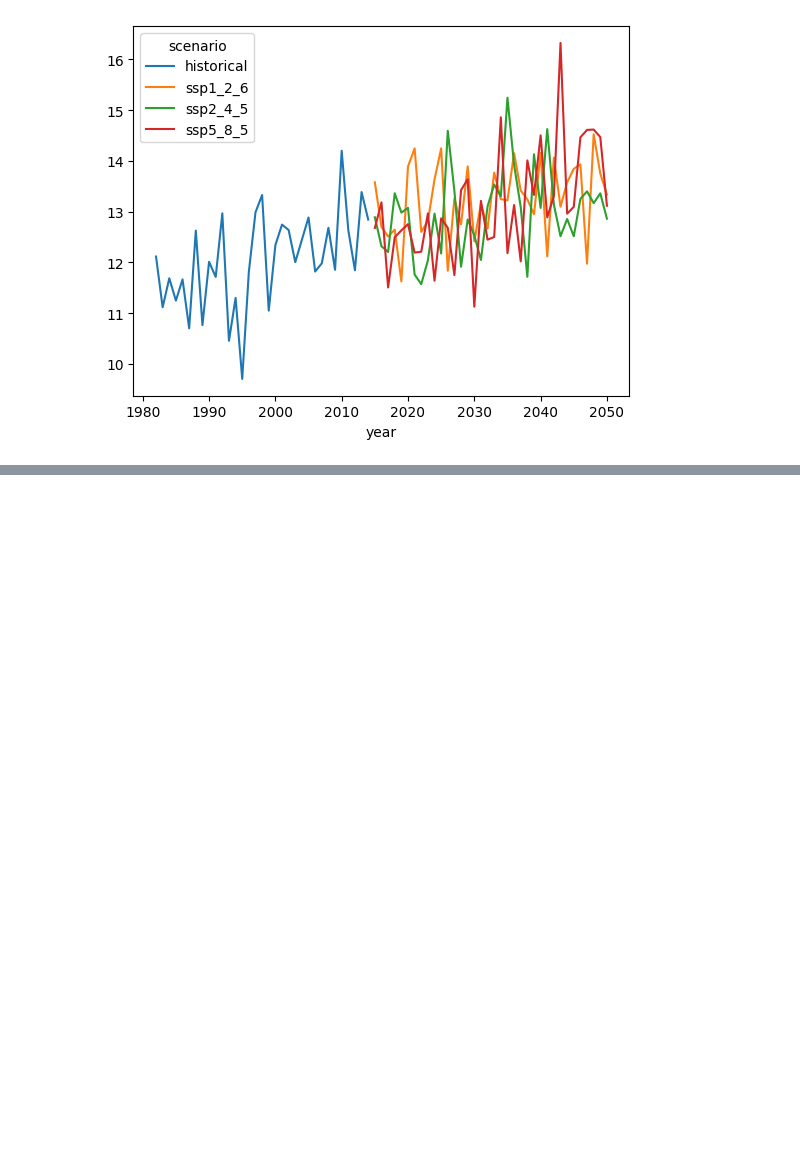
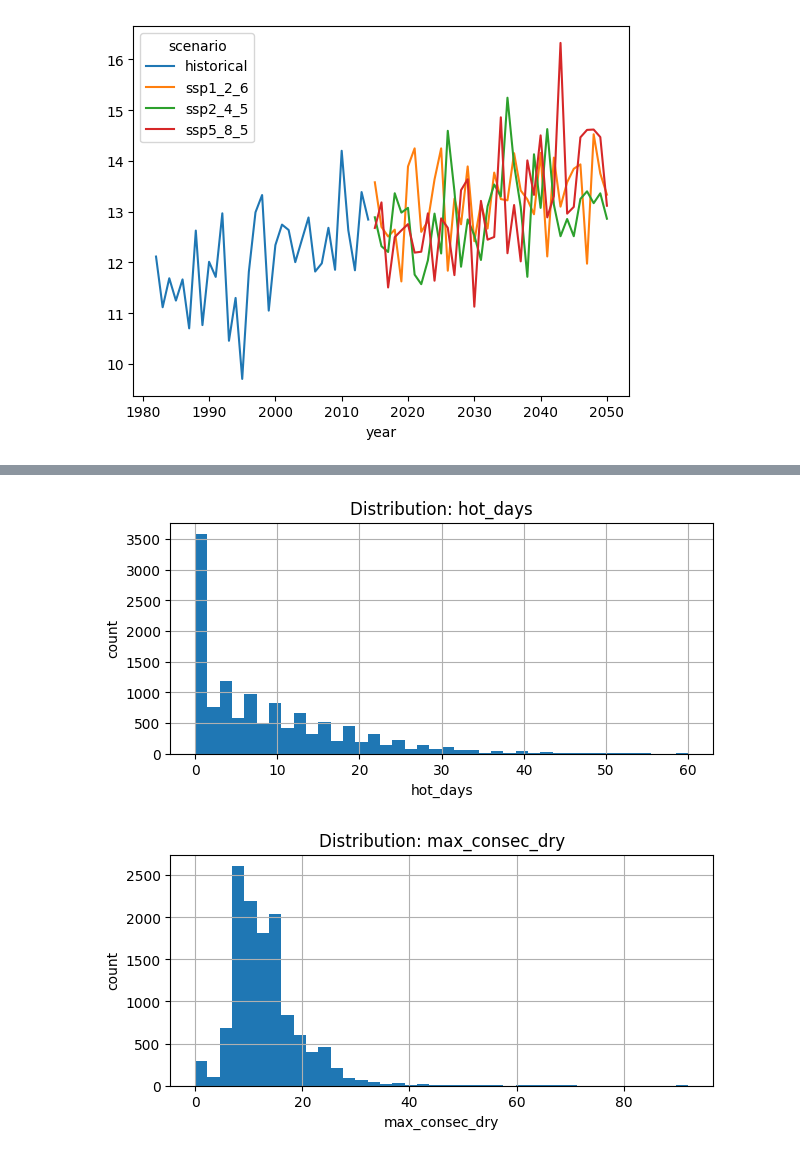
Before and after one commit to verkrst/BCG-Power-of-AI, a Jupyter notebook: eda.ipynb, the cells around one changed output, grey strips where cells are left out. Cells and saved outputs as stored; diff of their text form; code cells hidden in the pictures; blank space fills up the shorter version.

```diff
--- a/eda.ipynb
+++ b/eda.ipynb
@@ -790,0 +847,14 @@ feat.groupby(["scenario","year"])["tmean_gs"].mean().unstack("scenario").plot()
+# %%
+# Cell — visualize (no seaborn): histograms for stress features
+import matplotlib.pyplot as plt
+
+for col in ["hot_days", "max_consec_dry"]:
+    plt.figure(figsize=(7,3))
+    feat[col].hist(bins=40)
+    plt.title(f"Distribution: {col}")
+    plt.xlabel(col)
+    plt.ylabel("count")
+    plt.show()
+# %% [output]
+[figure, added]
+[figure, added]
```
Also changed, not shown: parts of 14 cells of this notebook.
